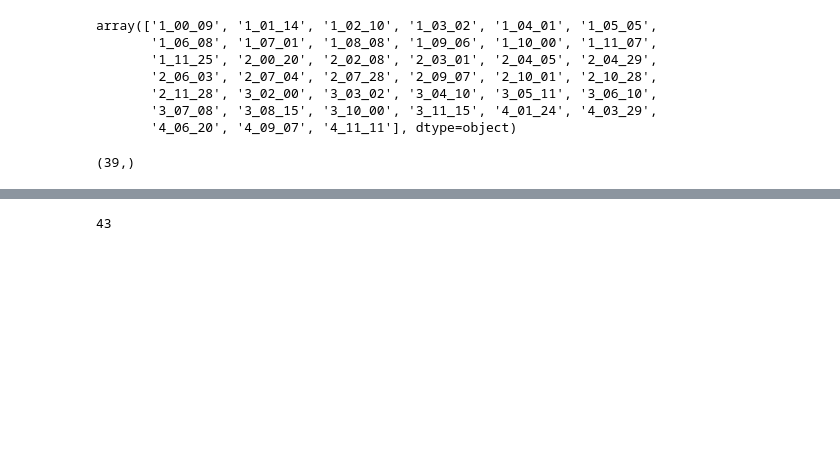
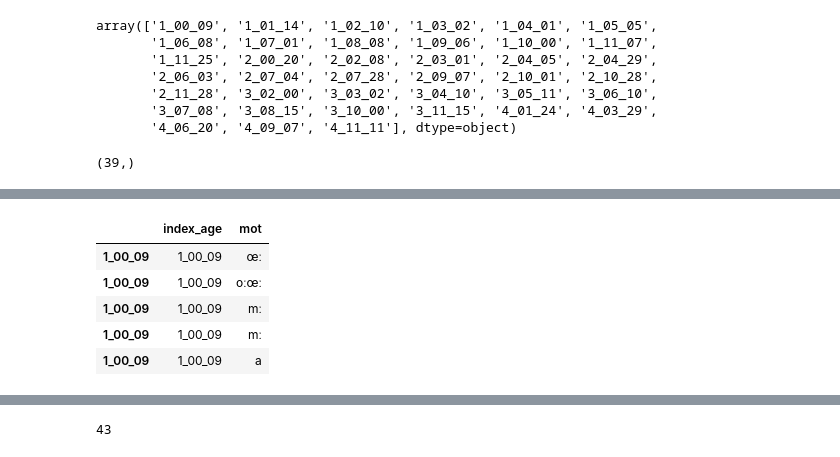
Before and after one commit to Marine27/TER, a Jupyter notebook: MultiStream/process_data_for_json.ipynb, the cells around one changed output, grey strips where cells are left out. Saved outputs shown, nothing was run; the diff lists cells and outputs as text; code cells hidden in the pictures; blank space fills up the shorter version.

```diff
--- a/MultiStream/process_data_for_json.ipynb
+++ b/MultiStream/process_data_for_json.ipynb
@@ -90,8 +115,15 @@ df = pd.concat([df[i] for i in age_unique])
 # %%
 df['index_age']=df.index
 forjson=df[['index_age','mot']]
 
-# forjson.head()
+forjson.head()
+# %% [output]
+|  | index_age | mot |
+| 1_00_09 | 1_00_09 | œː |
+| 1_00_09 | 1_00_09 | oːœː |
+| 1_00_09 | 1_00_09 | mː |
+| 1_00_09 | 1_00_09 | mː |
+| 1_00_09 | 1_00_09 | a |
 # %%
 # Creation du dicctionnaire des phonemes
 IPA = "a,r,l,e,s,i,ɛ,ə,t,k,p,d,m,ɑ̃,n,u,v,o,y,ɔ̃,ʒ,ɔ,ɛ̃,f,b,j,w,ɥ,z,ø,ʃ,œ̃,œ,g,ɑ,ɲ,tr,kr,dr,gr"
```
Also changed, not shown: parts of 10 cells of this notebook, 59 other files.
